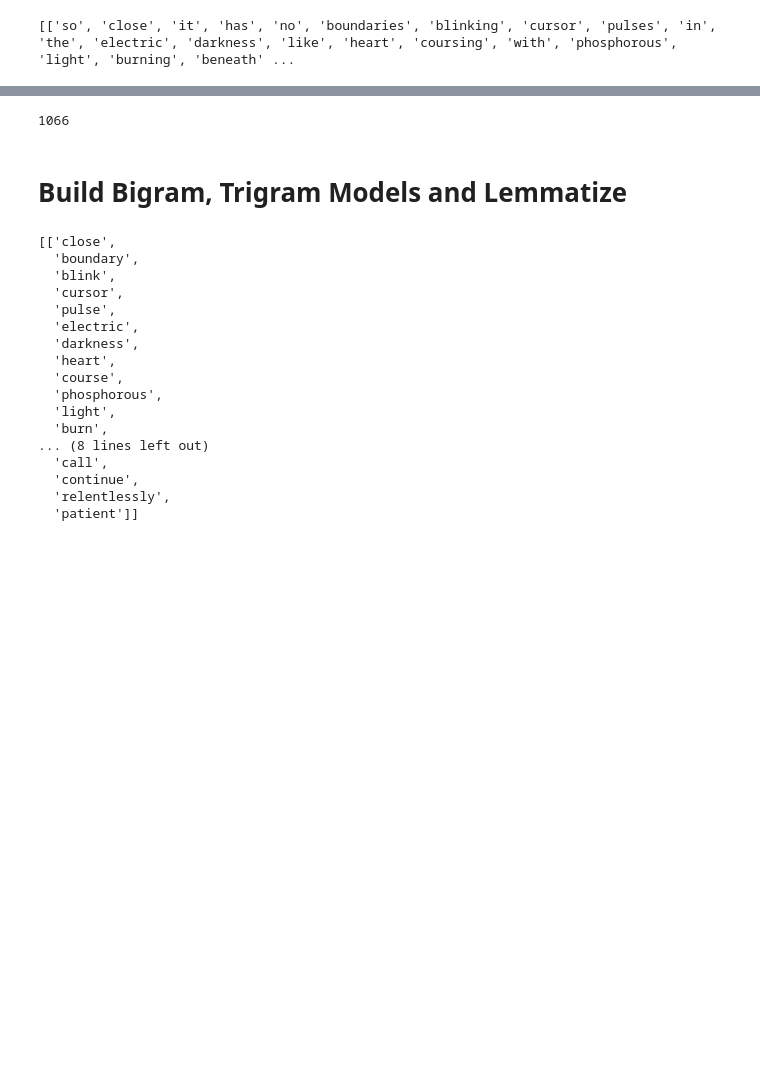
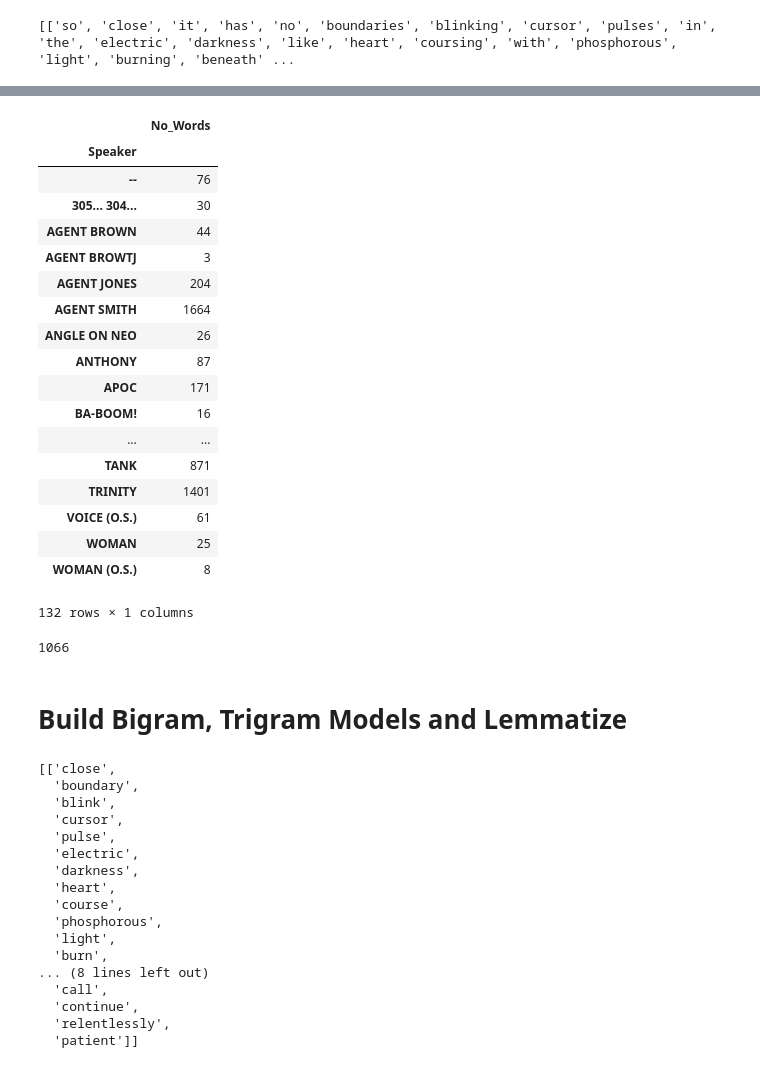
Before and after one commit to FabriceMesidor/ML_from_The-_Matrix, a Jupyter notebook: Data-Cleaning-EDA-Modeling.ipynb, the cells around one changed output, grey strips where cells are left out. Saved outputs shown, nothing was run; the diff lists cells and outputs as text; code cells hidden in the pictures; blank space fills up the shorter version.

```diff
--- a/Data-Cleaning-EDA-Modeling.ipynb
+++ b/Data-Cleaning-EDA-Modeling.ipynb
@@ -339,0 +362,2 @@ print(data_words[:1])
+# %%
+df_cleaned['No_Words'] = df_cleaned.Words.apply(lambda x: len(x))
@@ -340,3 +373,25 @@ print(data_words[:1])
+# %%
+df_cleaned.groupby(['Speaker']).sum()
+# %% [output]
+|  | No_Words |
+| Speaker |  |
+| -- | 76 |
+| 305... 304... | 30 |
+| AGENT BROWN | 44 |
+| AGENT BROWTJ | 3 |
+| AGENT JONES | 204 |
+| AGENT SMITH | 1664 |
+| ANGLE ON NEO | 26 |
+| ANTHONY | 87 |
+| APOC | 171 |
+| BA-BOOM! | 16 |
+| ... | ... |
+| TANK | 871 |
+| TRINITY | 1401 |
+| VOICE (O.S.) | 61 |
+| WOMAN | 25 |
+| WOMAN (O.S.) | 8 |
+132 rows × 1 columns
 # %%
 len(data)
 # %% [output]
```
Also changed, not shown: parts of 5 cells of this notebook.
